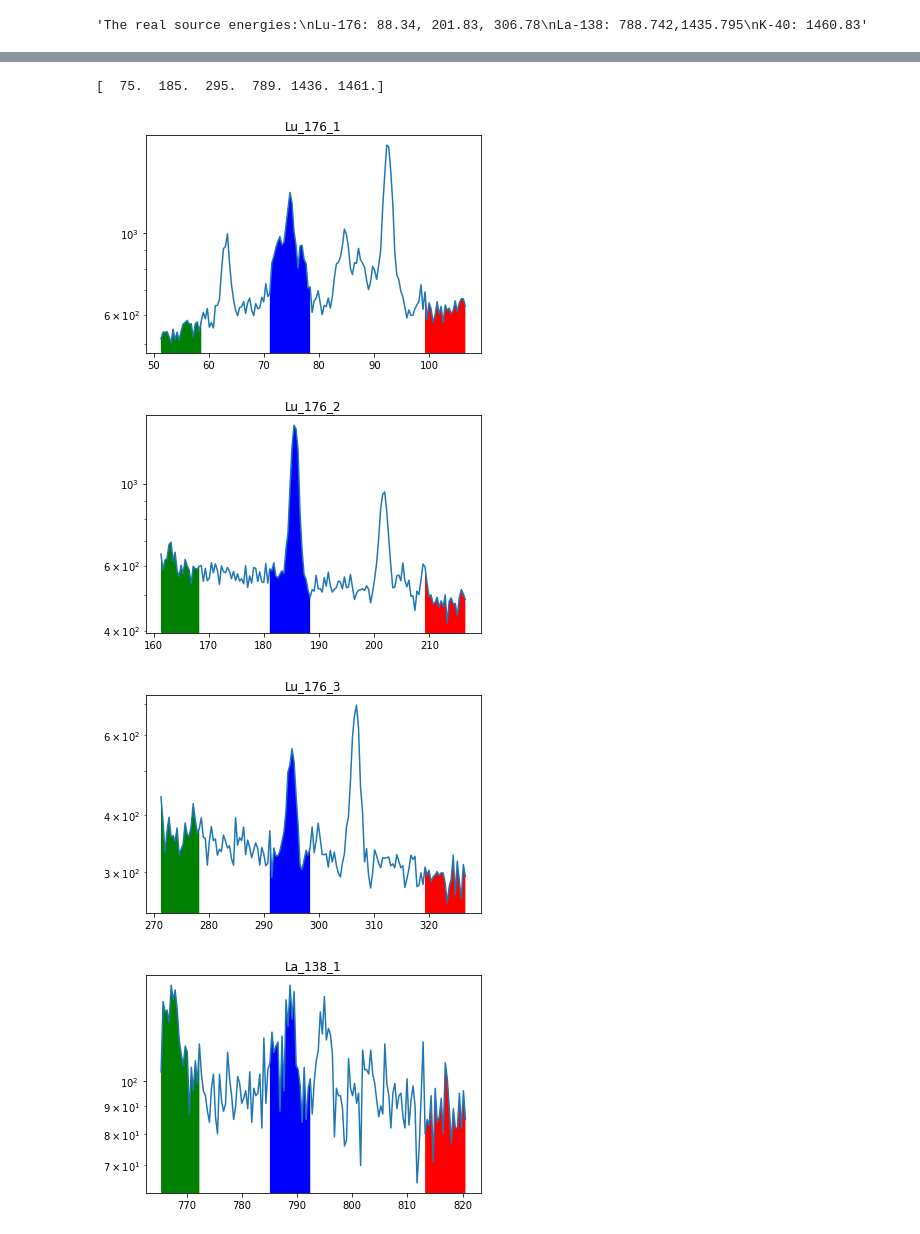
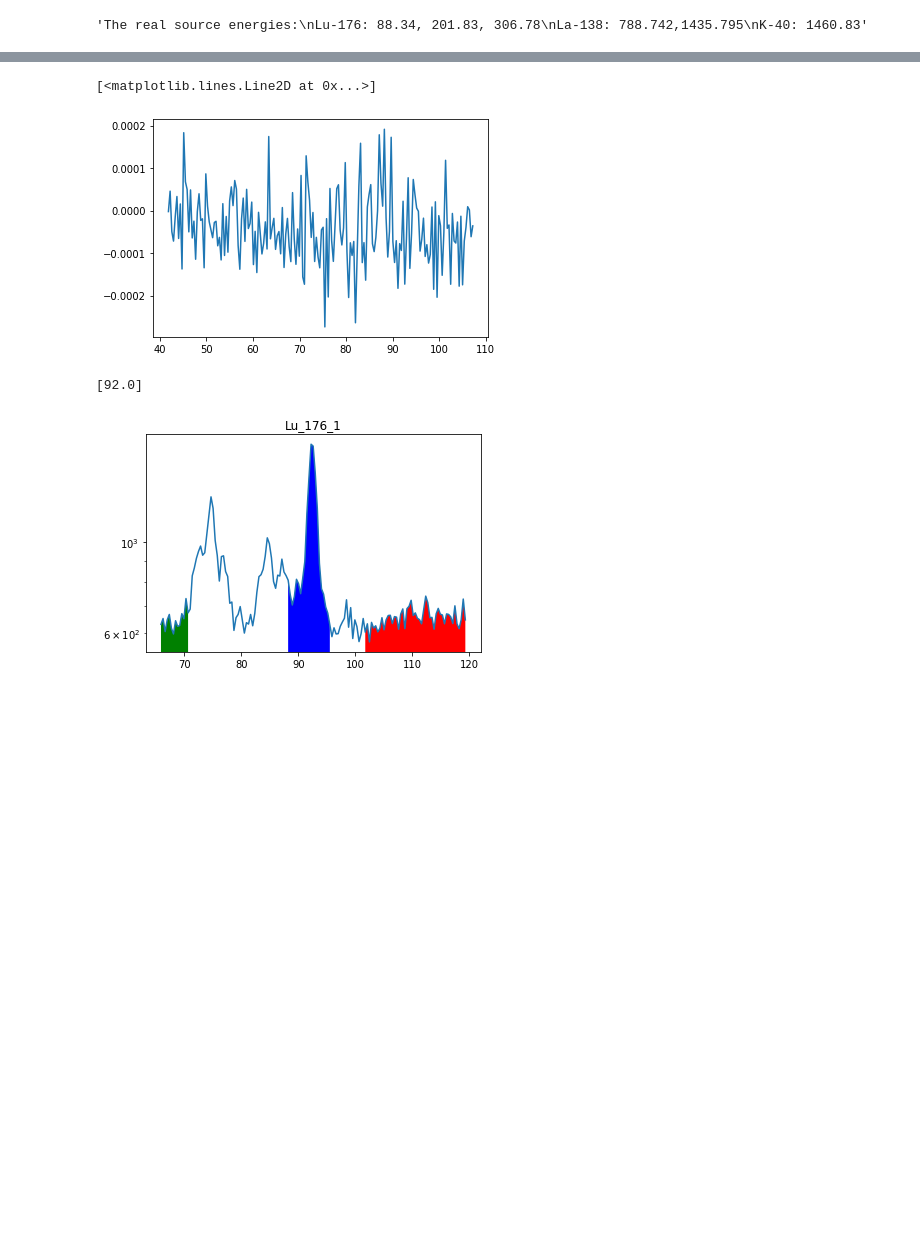
Before and after one commit to bearing/radwatch-analysis, a Jupyter notebook: NAA/eff_calibration.ipynb, the cells around one changed output, grey strips where cells are left out. Drawn from its saved outputs; the diff is of its cells as text; code cells hidden in the pictures; blank space fills up the shorter version.

Commit message:
prelim eff curve

```diff
--- a/NAA/eff_calibration.ipynb
+++ b/NAA/eff_calibration.ipynb
@@ -120,9 +120,9 @@ def plot_calibrator(cal):
         plt.text(erg, y, '{:.1f} keV'.format(erg))
     #plt.savefig('cal spec.png',dpi=200)
 # %%
-path = r'C:\Users\ahanks\Google Drive\RadWatch\NAA\2019 November'
+path = r'C:\Users\Daniel\Desktop\Radwatch\radwatch-analysis'
 spec = path + r'\NAA_eff_calibration.Spe'
-bg = path + r'\background.Spe'
+bg = path + r'\background-long.Spe'
 ecal = path + r'\E-calibration-Eu152.Spe'
 
 spec = bq.Spectrum.from_file(spec)
@@ -140,9 +140,9 @@ bg.calibrate_like(ecal)
 source_isotopes = np.array(['Lu_176_1','Lu_176_2','Lu_176_3',
                             'La_138_1','La_138_2',
                            'K-40']); #get counts under the peak subtrack the background
-source_energies = np.array([75,186,294,
-                           782,1435.795,
-                           1460]);
+source_energies = np.array([88.34,201.83,306.78,
+                           788.742,1435.795,
+                           1460.83]);
 source_activities = np.array([16.259,16.259,16.259,
                              11.646,11.646,
                               424.65]);#Bq/L
@@ -187,8 +198,10 @@ plt.plot(bg.bin_centers_kev[70:250],bg.counts_vals[70:250])
+# %%
+plt.plot(spec.bin_centers_kev[70:250],spec.counts_vals[70:250]/spec.livetime - bg.counts_vals[70:250]/bg.livetime)
+# %% [output]
+[<matplotlib.lines.Line2D at 0x...>]
+[figure, added]
 # %%
-plot_peak_region(spec,source_energies,source_isotopes)
+plot_peak_region(spec,[source_energies[0]],[source_isotopes[0]])
 # %% [output]
-[  75.  185.  295.  789. 1436. 1461.]
+[92.0]
-[figure, old version]
+[figure, new version]
-[figure, removed]
-[figure, removed]
-[figure, removed]
```
Also changed, not shown: parts of 19 cells of this notebook.
